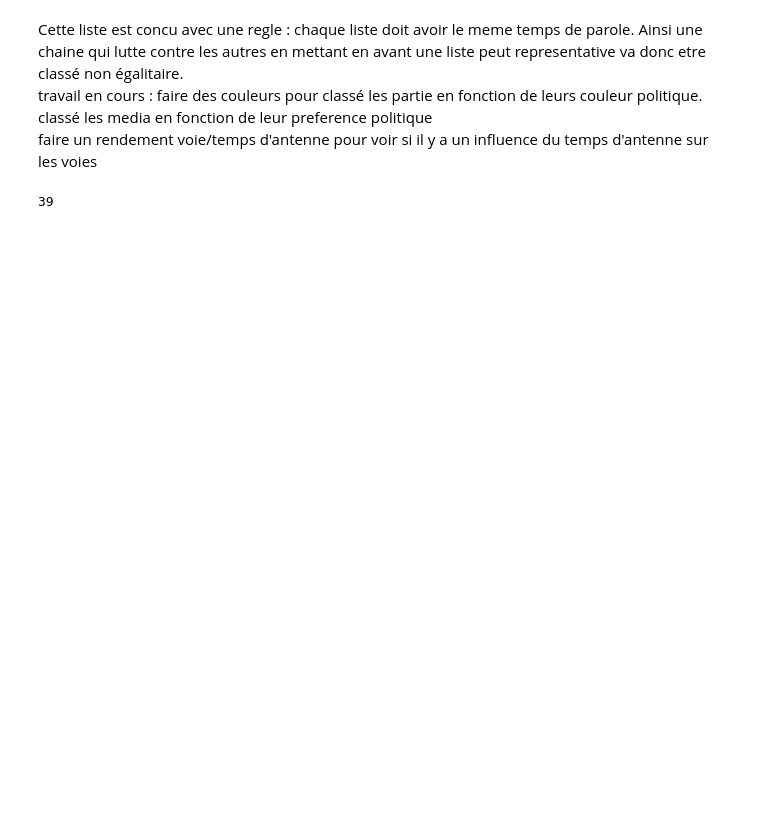
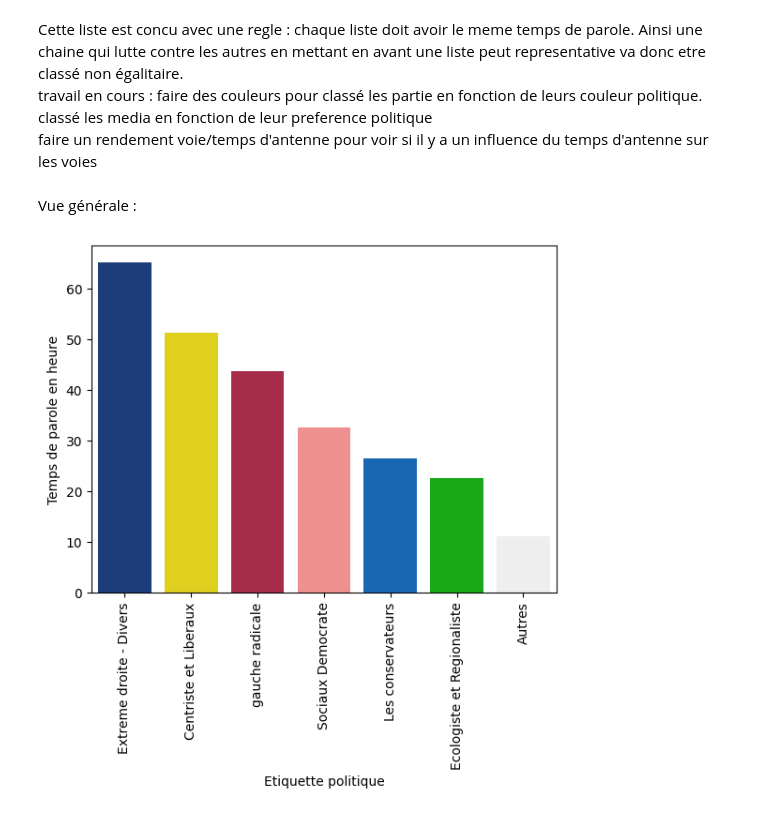
Before and after one commit to barrmath/temps_paroles_EU2024, a Jupyter notebook: Analyse_graph.ipynb, the cells around one changed output. Saved outputs shown, nothing was run; the diff lists cells and outputs as text; code cells hidden in the pictures; blank space fills up the shorter version.

Commit message:
fait graphes chaines couleurs politiques

```diff
--- a/Analyse_graph.ipynb
+++ b/Analyse_graph.ipynb
@@ -149,4 +147,22 @@ liste_liste = eu2024['Listes candidates'].unique()
-# %%
-len(liste_liste)
-# %% [output]
-39
+# %% [markdown]
+Vue générale :
+# %%
+# preparation data
+eu2024_couleur_gen = eu2024.groupby(by='Couleur').agg({'Durée en seconde':'sum'}).reset_index()
+eu2024_couleur_gen["Temps de parole en heure"] = eu2024_couleur_gen['Durée en seconde']/3600
+eu2024_couleur_gen = eu2024_couleur_gen.sort_values(by='Temps de parole en heure',ascending=False)
+
+# couleurs
+# https://fr.wikipedia.org/wiki/Mod%C3%A8le:Infobox_Parti_politique_fran%C3%A7ais/couleurs
+colors = ["#0D378A", "#ffeb00","#bb1840","#ff8080","#0066cc","#00c000","#eeeeee"]
+sns.set_palette(sns.color_palette(colors))
+
+# figure
+fig,ax =plt.subplots()
+sns.barplot(data=eu2024_couleur_gen,x='Couleur',y='Temps de parole en heure',hue='Couleur')
+ax.tick_params(axis='x', labelrotation=90)
+ax.set_xlabel("Etiquette politique")
+ax.set_title("Temps de parole tout media confondu")
+plt.show()
+# %% [output]
+[figure, added]
```
Also changed, not shown: parts of 7 cells of this notebook, 3 other files.
